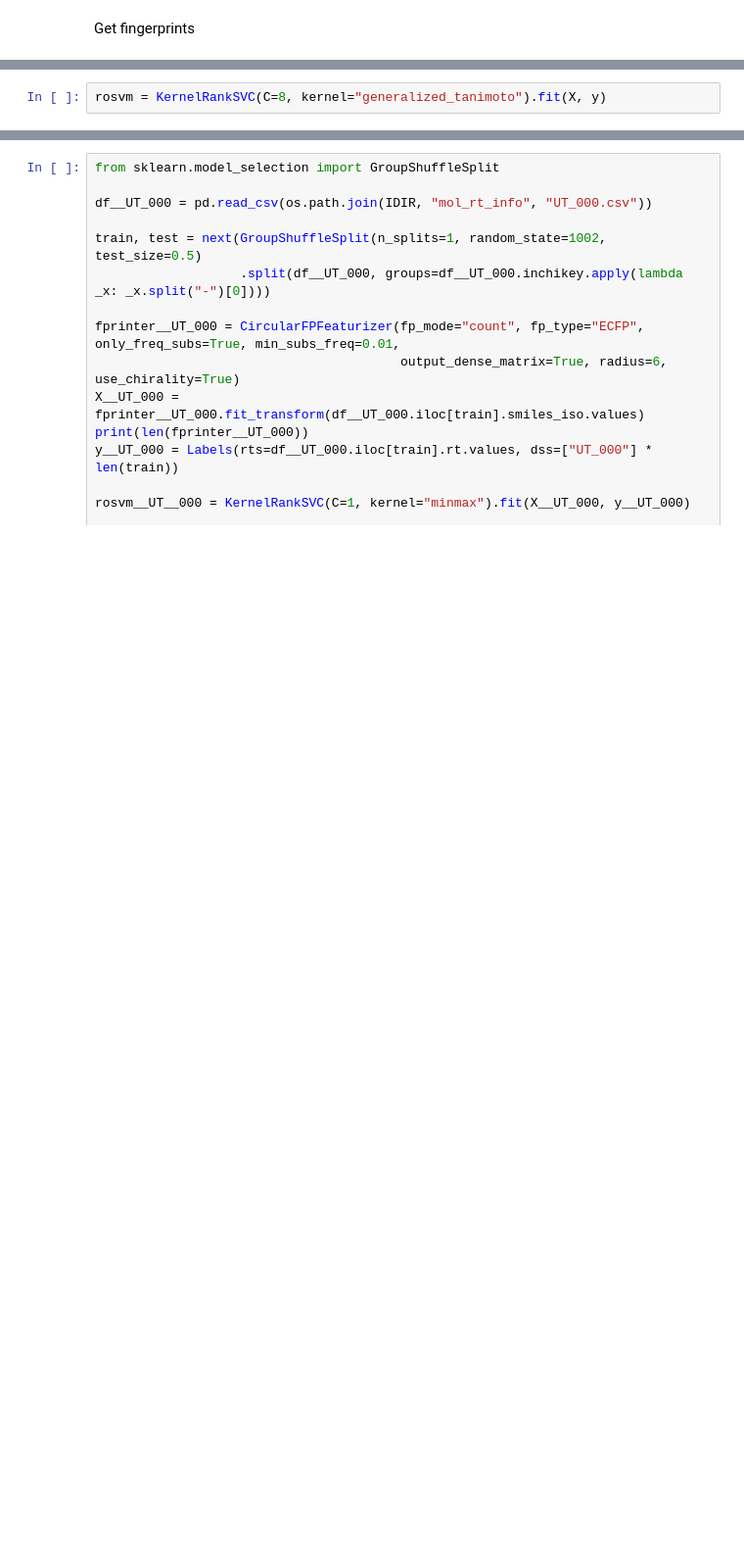
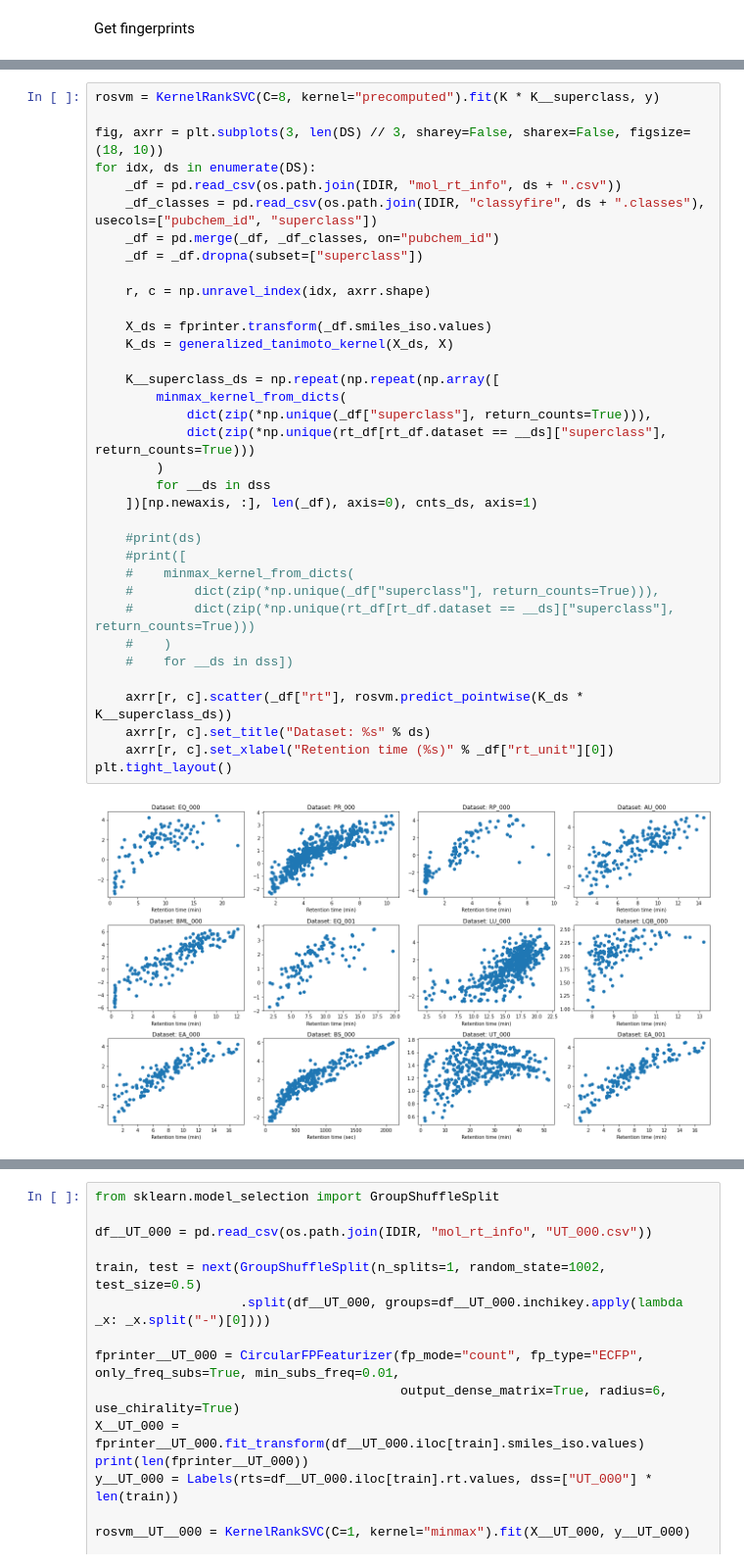
Before and after one commit to bachi55/massbank_for_ML, a Jupyter notebook: analysis/dataset_overview.ipynb, the cells around one changed output, grey strips where cells are left out. Shown at 98% size. Drawn from its saved outputs; the diff is of its cells as text; blank space fills up the shorter version.

```diff
--- a/analysis/dataset_overview.ipynb
+++ b/analysis/dataset_overview.ipynb
@@ -241,3 +301,38 @@ y = Labels(rts=rt_df.rt, dss=rt_df.dataset)
-# %%
-rosvm = KernelRankSVC(C=8, kernel="generalized_tanimoto").fit(X, y)
+# %%
+rosvm = KernelRankSVC(C=8, kernel="precomputed").fit(K * K__superclass, y)
+
+fig, axrr = plt.subplots(3, len(DS) // 3, sharey=False, sharex=False, figsize=(18, 10))
+for idx, ds in enumerate(DS):
+    _df = pd.read_csv(os.path.join(IDIR, "mol_rt_info", ds + ".csv"))
+    _df_classes = pd.read_csv(os.path.join(IDIR, "classyfire", ds + ".classes"), usecols=["pubchem_id", "superclass"])
+    _df = pd.merge(_df, _df_classes, on="pubchem_id")
+    _df = _df.dropna(subset=["superclass"])
+
+    r, c = np.unravel_index(idx, axrr.shape)
+
+    X_ds = fprinter.transform(_df.smiles_iso.values)
+    K_ds = generalized_tanimoto_kernel(X_ds, X)
+
+    K__superclass_ds = np.repeat(np.repeat(np.array([
+        minmax_kernel_from_dicts(
+            dict(zip(*np.unique(_df["superclass"], return_counts=True))),
+            dict(zip(*np.unique(rt_df[rt_df.dataset == __ds]["superclass"], return_counts=True)))
+        )
+        for __ds in dss
+    ])[np.newaxis, :], len(_df), axis=0), cnts_ds, axis=1)
+
+    #print(ds)
+    #print([
+    #    minmax_kernel_from_dicts(
+    #        dict(zip(*np.unique(_df["superclass"], return_counts=True))),
+    #        dict(zip(*np.unique(rt_df[rt_df.dataset == __ds]["superclass"], return_counts=True)))
+    #    )
+    #    for __ds in dss])
+
+    axrr[r, c].scatter(_df["rt"], rosvm.predict_pointwise(K_ds * K__superclass_ds))
+    axrr[r, c].set_title("Dataset: %s" % ds)
+    axrr[r, c].set_xlabel("Retention time (%s)" % _df["rt_unit"][0])
+plt.tight_layout()
+# %% [output]
+[figure, added]
 # %%
```
Also changed, not shown: parts of 14 cells of this notebook.
